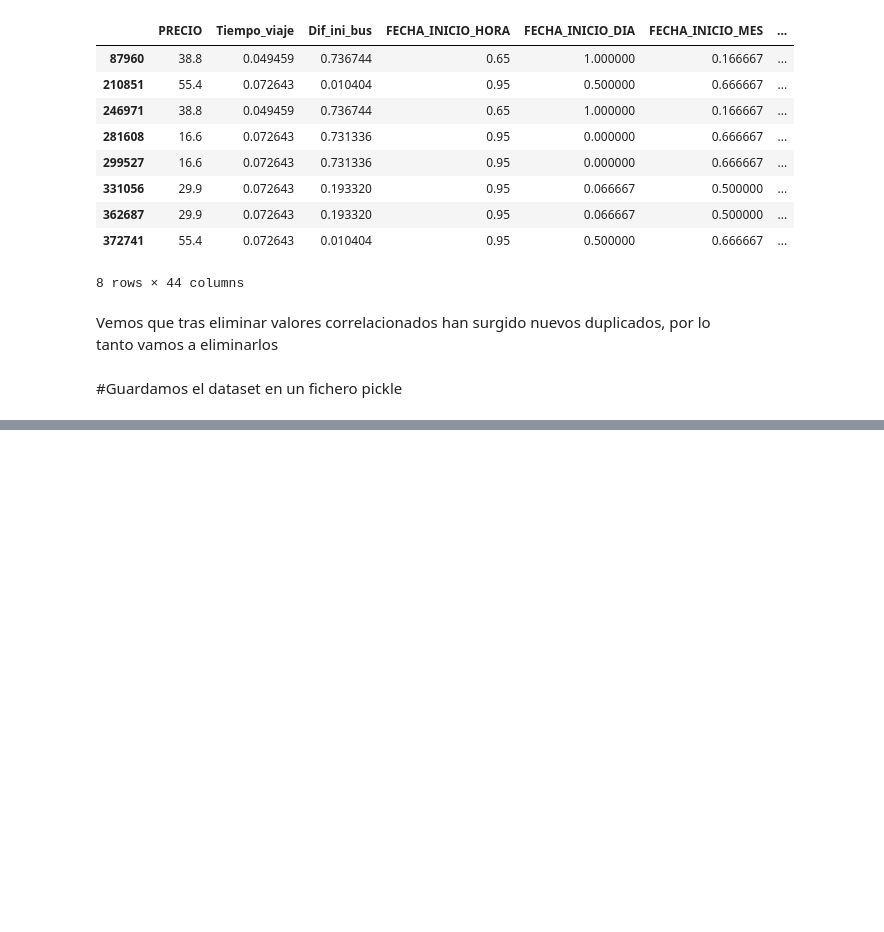
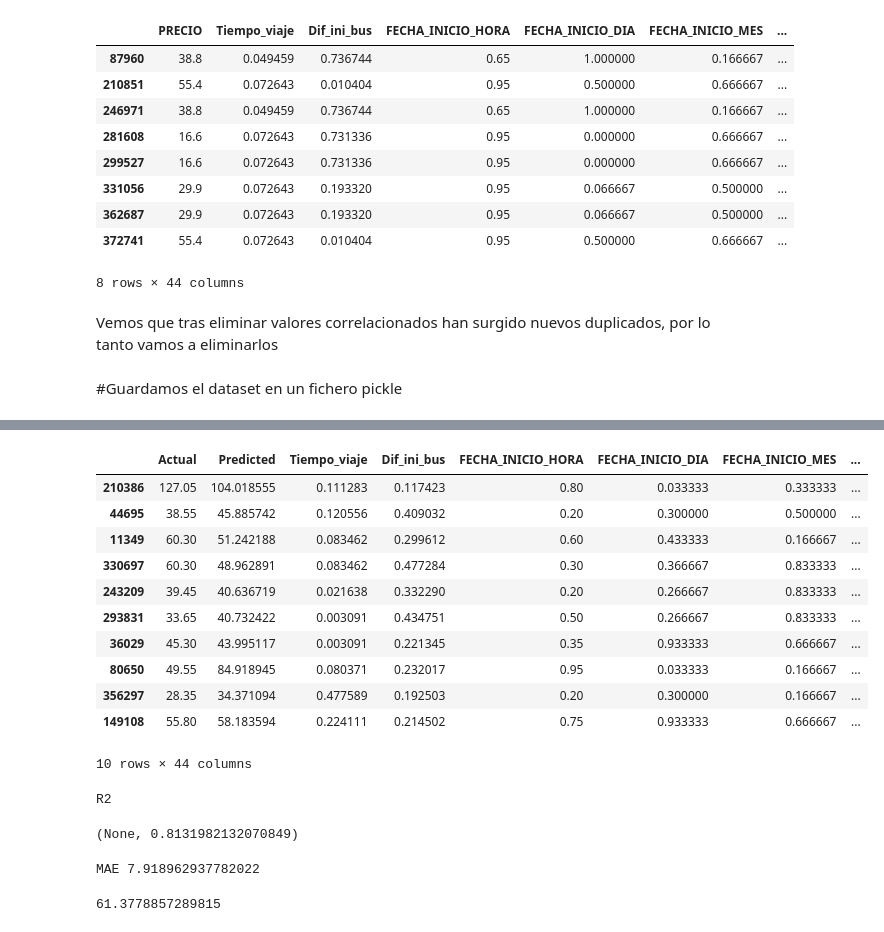
Before and after one commit to csipop/TAREAS_MASTER, a Jupyter notebook: Tarea_1_Limpieza_de_datos.ipynb, the cells around one changed output, grey strips where cells are left out. Saved outputs shown, nothing was run; the diff lists cells and outputs as text; code cells hidden in the pictures; blank space fills up the shorter version.

```diff
--- a/Tarea_1_Limpieza_de_datos.ipynb
+++ b/Tarea_1_Limpieza_de_datos.ipynb
@@ -1143,0 +1199,17 @@ pd.to_pickle(Renfe_prep,"/content/drive/MyDrive/Limpieza de datos/df_renfe_clean
+# %%
+df_resultados_ext = pd.concat([df_resultados,x_test],axis=1)
+# %%
+df_resultados_ext.head(10)
+# %% [output]
+|  | Actual | Predicted | Tiempo_viaje | Dif_ini_bus | FECHA_INICIO_HORA | FECHA_INICIO_DIA | FECHA_INICIO_MES | ... |
+| 210386 | 127.05 | 104.018555 | 0.111283 | 0.117423 | 0.80 | 0.033333 | 0.333333 | ... |
+| 44695 | 38.55 | 45.885742 | 0.120556 | 0.409032 | 0.20 | 0.300000 | 0.500000 | ... |
+| 11349 | 60.30 | 51.242188 | 0.083462 | 0.299612 | 0.60 | 0.433333 | 0.166667 | ... |
+| 330697 | 60.30 | 48.962891 | 0.083462 | 0.477284 | 0.30 | 0.366667 | 0.833333 | ... |
+| 243209 | 39.45 | 40.636719 | 0.021638 | 0.332290 | 0.20 | 0.266667 | 0.833333 | ... |
+| 293831 | 33.65 | 40.732422 | 0.003091 | 0.434751 | 0.50 | 0.266667 | 0.833333 | ... |
+| 36029 | 45.30 | 43.995117 | 0.003091 | 0.221345 | 0.35 | 0.933333 | 0.666667 | ... |
+| 80650 | 49.55 | 84.918945 | 0.080371 | 0.232017 | 0.95 | 0.033333 | 0.166667 | ... |
+| 356297 | 28.35 | 34.371094 | 0.477589 | 0.192503 | 0.20 | 0.300000 | 0.166667 | ... |
+| 149108 | 55.80 | 58.183594 | 0.224111 | 0.214502 | 0.75 | 0.933333 | 0.666667 | ... |
+10 rows × 44 columns
@@ -1143,0 +1218,13 @@ pd.to_pickle(Renfe_prep,"/content/drive/MyDrive/Limpieza de datos/df_renfe_clean
+# %%
+print("R2"), metrics.r2_score(y_test, y_pred)
+# %% [output]
+R2
+(None, 0.8131982132070849)
+# %%
+print ("MAE", metrics.mean_absolute_error(y_test, y_pred))
+# %% [output]
+MAE 7.918962937782022
+# %%
+np.mean(Renfe_final["PRECIO"])
+# %% [output]
+61.3778857289815
```
Also changed, not shown: parts of 17 cells of this notebook.
